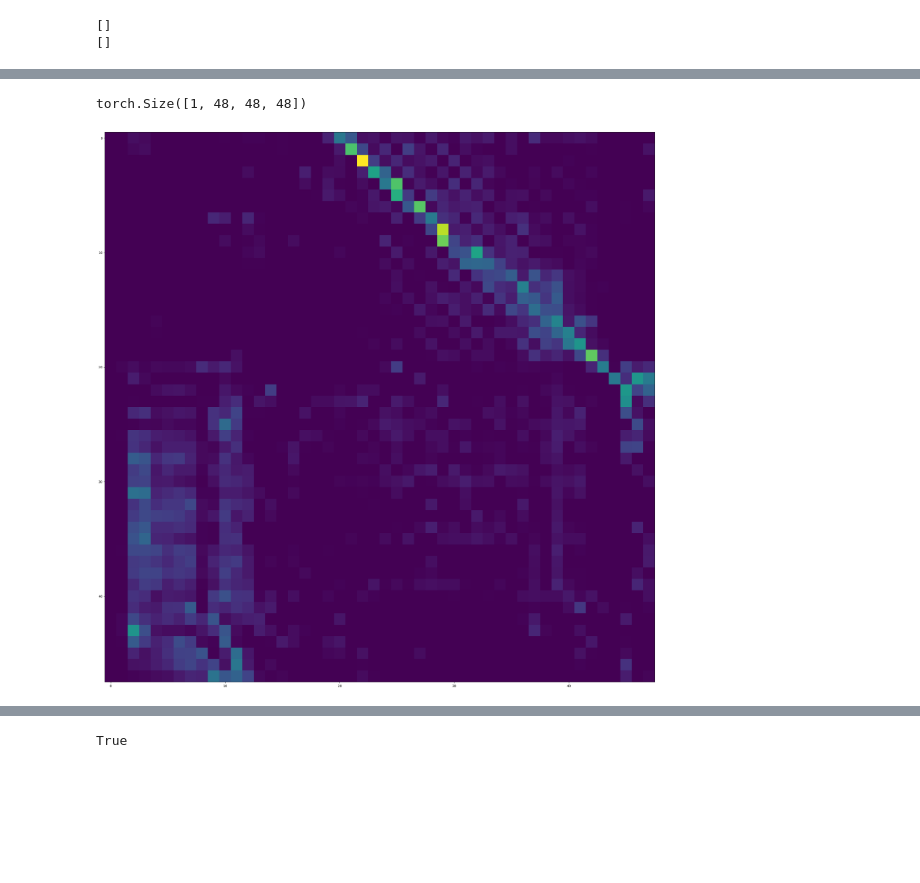
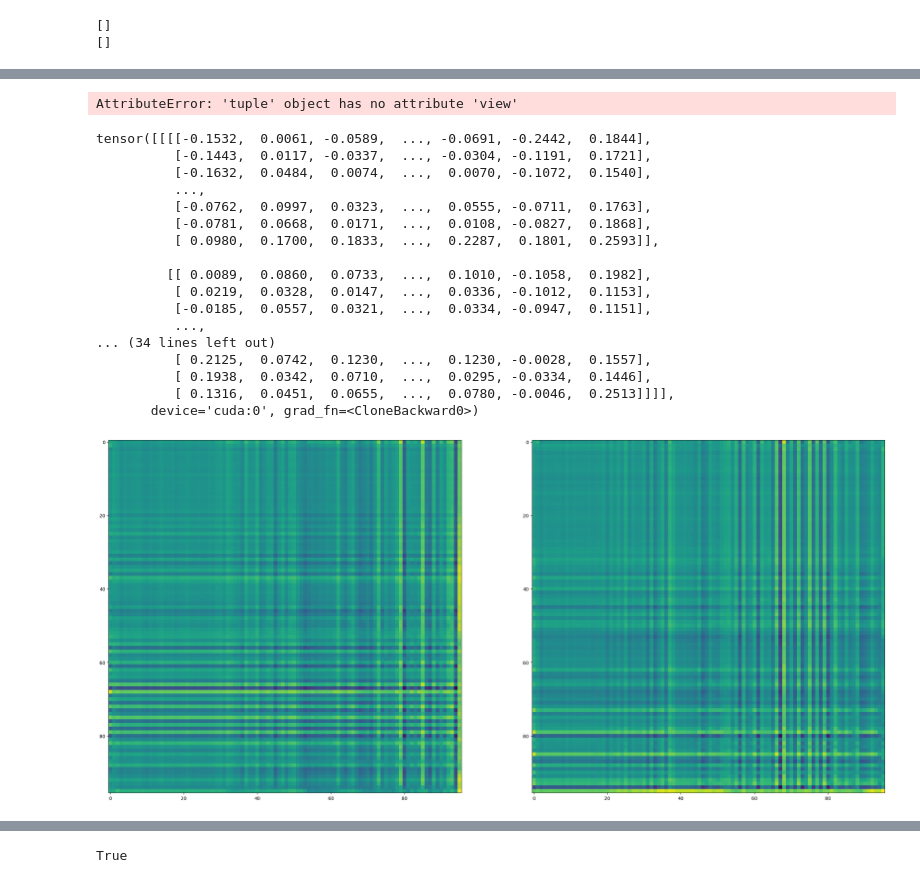
Before and after one commit to liu-yii/StereoSRTransformer, a Jupyter notebook: feat_vis.ipynb, the cells around one changed output, grey strips where cells are left out. Cells and saved outputs as stored; diff of their text form; code cells hidden in the pictures; blank space fills up the shorter version.

```diff
--- a/feat_vis.ipynb
+++ b/feat_vis.ipynb
@@ -112,25 +137,73 @@ out = features_out_hook[0]
+# %%
+img = out.view(w_hr, w_hr, 3).detach().cpu().numpy()
+fig = plt.figure(1, figsize=(30, 50))
+img_plot = plt.imshow(img)
+# %% [output]
+AttributeError: 'tuple' object has no attribute 'view'
 # %%
 feat_left, feat_right, M_left_to_right, M_right_to_left = out
+# feat, cost = out
+# print(feat.shape)
+# feat_left, feat_right = torch.chunk(feat, 2, dim=0)
+# feat_left = feat_left.permute(0, 2, 1).reshape(1, -1, w_lr, w_lr)
+# feat_right = feat_right.permute(0, 2, 1).reshape(1, -1, w_lr, w_lr)
+# M_left_to_right, M_right_to_left = cost
+# M_left_to_right = torch.softmax(M_left_to_right, dim=-1)
+# M_right_to_left = torch.softmax(M_right_to_left, dim=-1)
+print(M_left_to_right)
+# M_left_to_right = M_left_to_right.clamp_(0)
+# M_right_to_left = M_right_to_left.clamp_(0)
 b,_,h,w = feat_left.shape
 index = torch.arange(w).view(1, 1, 1, w).to(M_right_to_left.device).float()    # index: 1*1*1*w
+
 disp1 = torch.sum(M_right_to_left * index, dim=-1).view(b, 1, h, w) # x axis of the corresponding point
+# print(disp1)
 disp2 = torch.sum(M_left_to_right * index, dim=-1).view(b, 1, h, w)
-print(out[2].shape)
+# print(out[2].shape)
 feat_left = feat_left.squeeze(0)
 feat_right = feat_right.squeeze(0)
 M_left_to_right = M_left_to_right.squeeze(0)
 M_right_to_left = M_right_to_left.squeeze(0)
 disp1 = disp1.squeeze(0)
 disp2 = disp2.squeeze(0)
-gray_scale = torch.sum(M_left_to_right,0)
-gray_scale = gray_scale / M_left_to_right.shape[0]  # torch.Size([64, 112, 112]) —> torch.Size([112, 112])   从彩色图片变为黑白图片  压缩64个颜色通道维度，否则feature map太多张
-gray_scale = gray_scale.data.cpu().numpy()
+gray_scale1 = torch.sum(M_left_to_right,0)
+gray_scale1 = gray_scale1 / M_left_to_right.shape[0]  # torch.Size([64, 112, 112]) —> torch.Size([112, 112])   从彩色图片变为黑白图片  压缩64个颜色通道维度，否则feature map太多张
+gray_scale1 = gray_scale1.data.cpu().numpy()
+
+gray_scale2 = torch.sum(M_right_to_left,0)
+gray_scale2 = gray_scale2 / M_right_to_left.shape[0]  # torch.Size([64, 112, 112]) —> torch.Size([112, 112])   从彩色图片变为黑白图片  压缩64个颜色通道维度，否则feature map太多张
+gray_scale2 = gray_scale2.data.cpu().numpy()
 
 
-fig = plt.figure(figsize=(30, 50))
-img_plot = plt.imshow(gray_scale)
+fig = plt.figure(1, figsize=(30, 50))
+plt.subplot(1,2,1)
+img_plot = plt.imshow(gray_scale1)
+fig2 = plt.figure(1, figsize=(30, 50))
+plt.subplot(1,2,2)
+img_plot2 = plt.imshow(gray_scale2)
+# fig3 = plt.figure(1, figsize=(30, 50))
+# plt.subplot(1,3,3)
+# img_plot2 = plt.imshow(feat_right_pca)
+# cv2.imwrite('heat_map.jpg', blended_img)  # 将图像保存到硬盘
+# plt.savefig('vis/features_rightW&right.jpg', bbox_inches='tight')  # 若不加bbox_inches='tight'，保存的图片可能不完整
 # cv2.imwrite('heat_map.jpg', blended_img)  # 将图像保存到硬盘
 plt.savefig('vis/attention_map.jpg', bbox_inches='tight')  # 若不加bbox_inches='tight'，保存的图片可能不完整
 # %% [output]
-torch.Size([1, 48, 48, 48])
+tensor([[[[-0.1532,  0.0061, -0.0589,  ..., -0.0691, -0.2442,  0.1844],
+          [-0.1443,  0.0117, -0.0337,  ..., -0.0304, -0.1191,  0.1721],
+          [-0.1632,  0.0484,  0.0074,  ...,  0.0070, -0.1072,  0.1540],
+          ...,
+          [-0.0762,  0.0997,  0.0323,  ...,  0.0555, -0.0711,  0.1763],
+          [-0.0781,  0.0668,  0.0171,  ...,  0.0108, -0.0827,  0.1868],
+          [ 0.0980,  0.1700,  0.1833,  ...,  0.2287,  0.1801,  0.2593]],
+
+         [[ 0.0089,  0.0860,  0.0733,  ...,  0.1010, -0.1058,  0.1982],
+          [ 0.0219,  0.0328,  0.0147,  ...,  0.0336, -0.1012,  0.1153],
+          [-0.0185,  0.0557,  0.0321,  ...,  0.0334, -0.0947,  0.1151],
+          ...,
+... (34 lines left out)
+          [ 0.2125,  0.0742,  0.1230,  ...,  0.1230, -0.0028,  0.1557],
+          [ 0.1938,  0.0342,  0.0710,  ...,  0.0295, -0.0334,  0.1446],
+          [ 0.1316,  0.0451,  0.0655,  ...,  0.0780, -0.0046,  0.2513]]]],
+       device='cuda:0', grad_fn=<CloneBackward0>)
-[figure, old version]
+[figure, new version]
```
Also changed, not shown: parts of 12 cells of this notebook, 52 other files.
